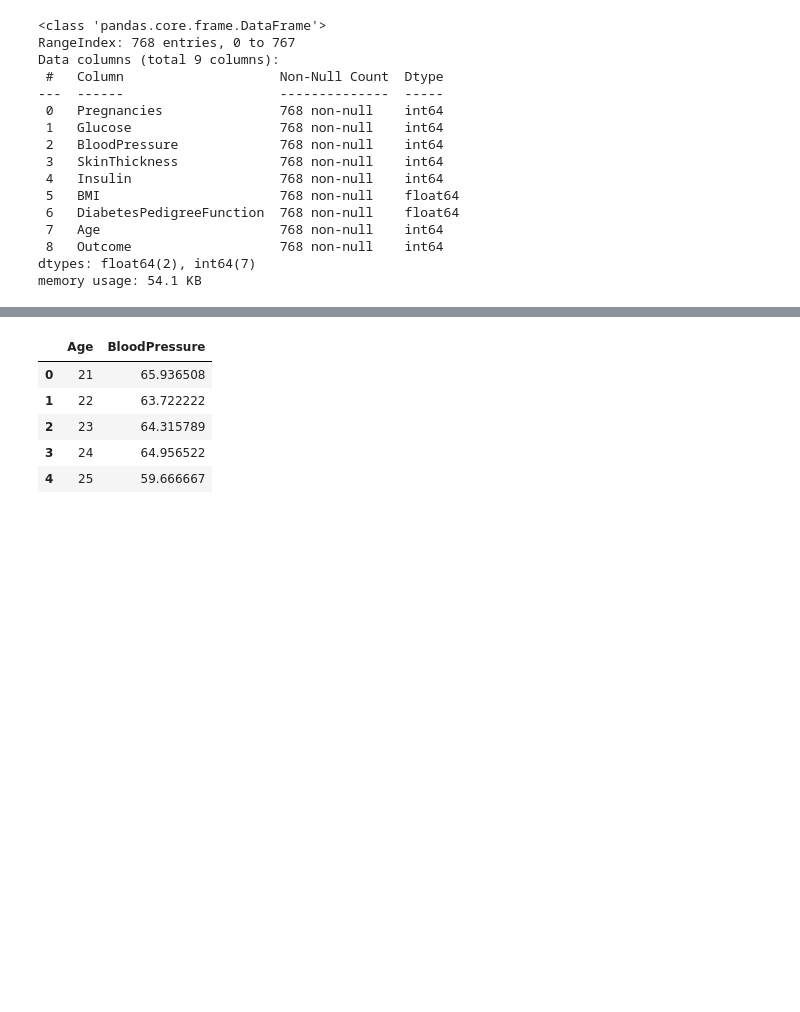
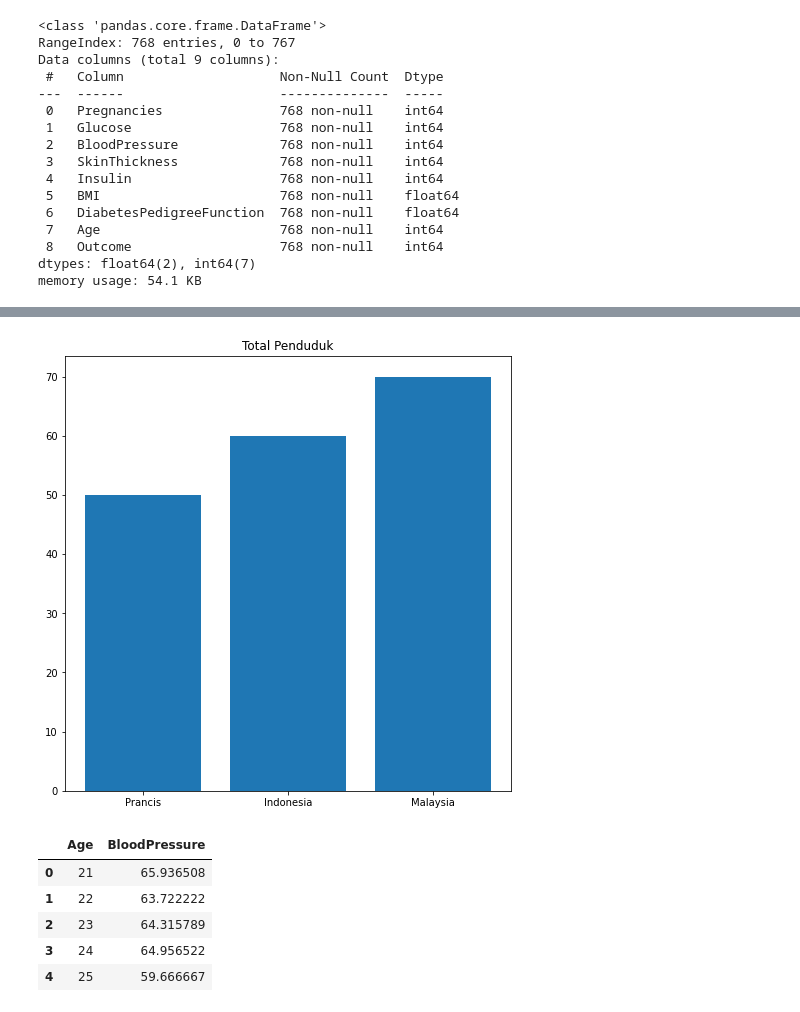
Before and after one commit to arofiqimaulana/Course-Python-For-Data-Analysis, a Jupyter notebook: Section 6 (Data Visualization)/Matplotlib.ipynb, the cells around one changed output, grey strips where cells are left out. Cells and saved outputs as stored; diff of their text form; code cells hidden in the pictures; blank space fills up the shorter version.

```diff
--- a/Section 6 (Data Visualization)/Matplotlib.ipynb
+++ b/Section 6 (Data Visualization)/Matplotlib.ipynb
@@ -48,3 +83,10 @@ df.head()
+# %%
+plt.figure(figsize=(8,8))
+plt.bar('Negara','total_penduduk',data=df_negara)
+plt.title('Total Penduduk')
+plt.show()
+# %% [output]
+[figure, added]
 # %%
 df1 = df[['Age','BloodPressure']].groupby(by='Age').mean()
 df1.reset_index(inplace=True,drop=False)
```
Also changed, not shown: parts of 22 cells of this notebook, 1 other file.
